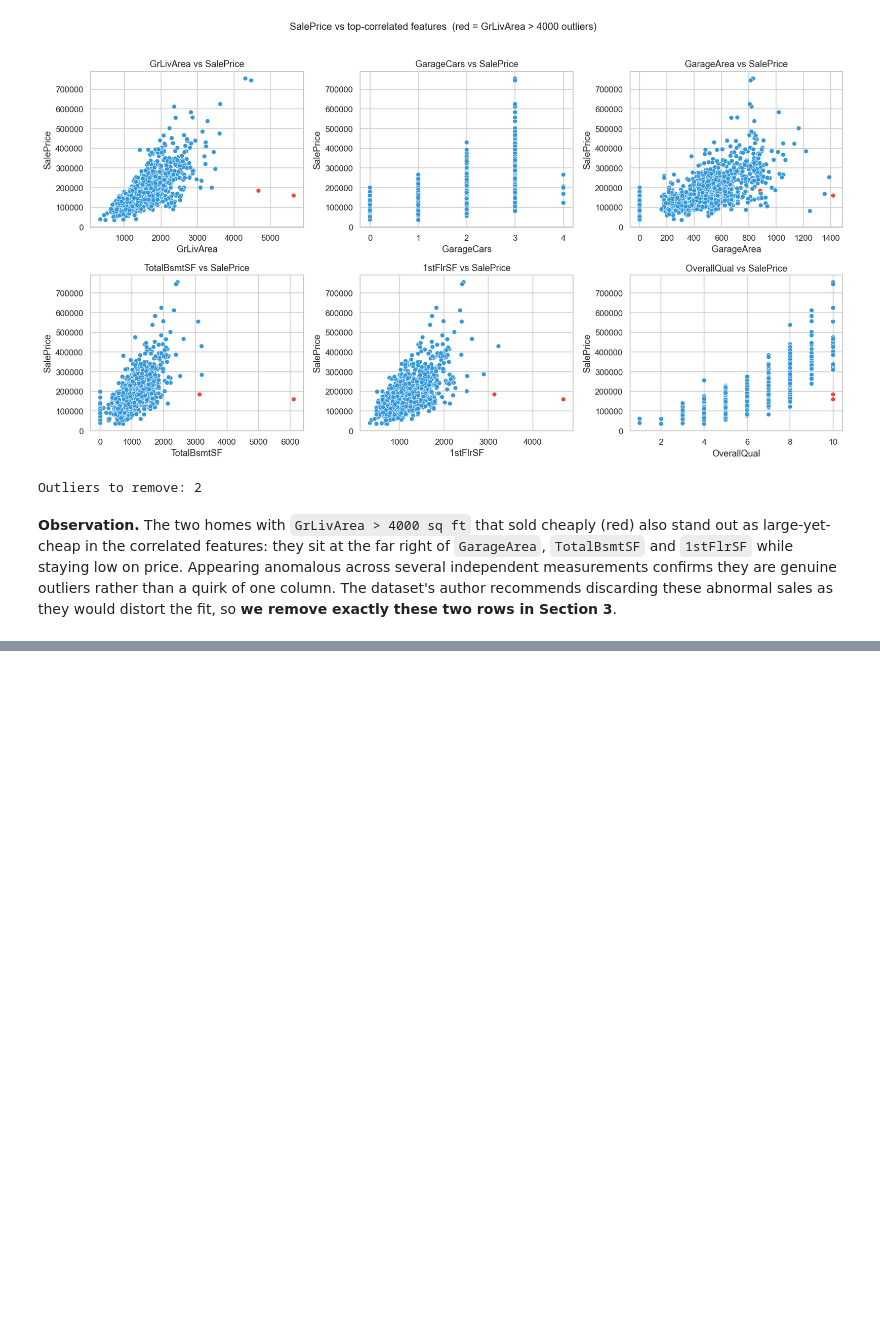
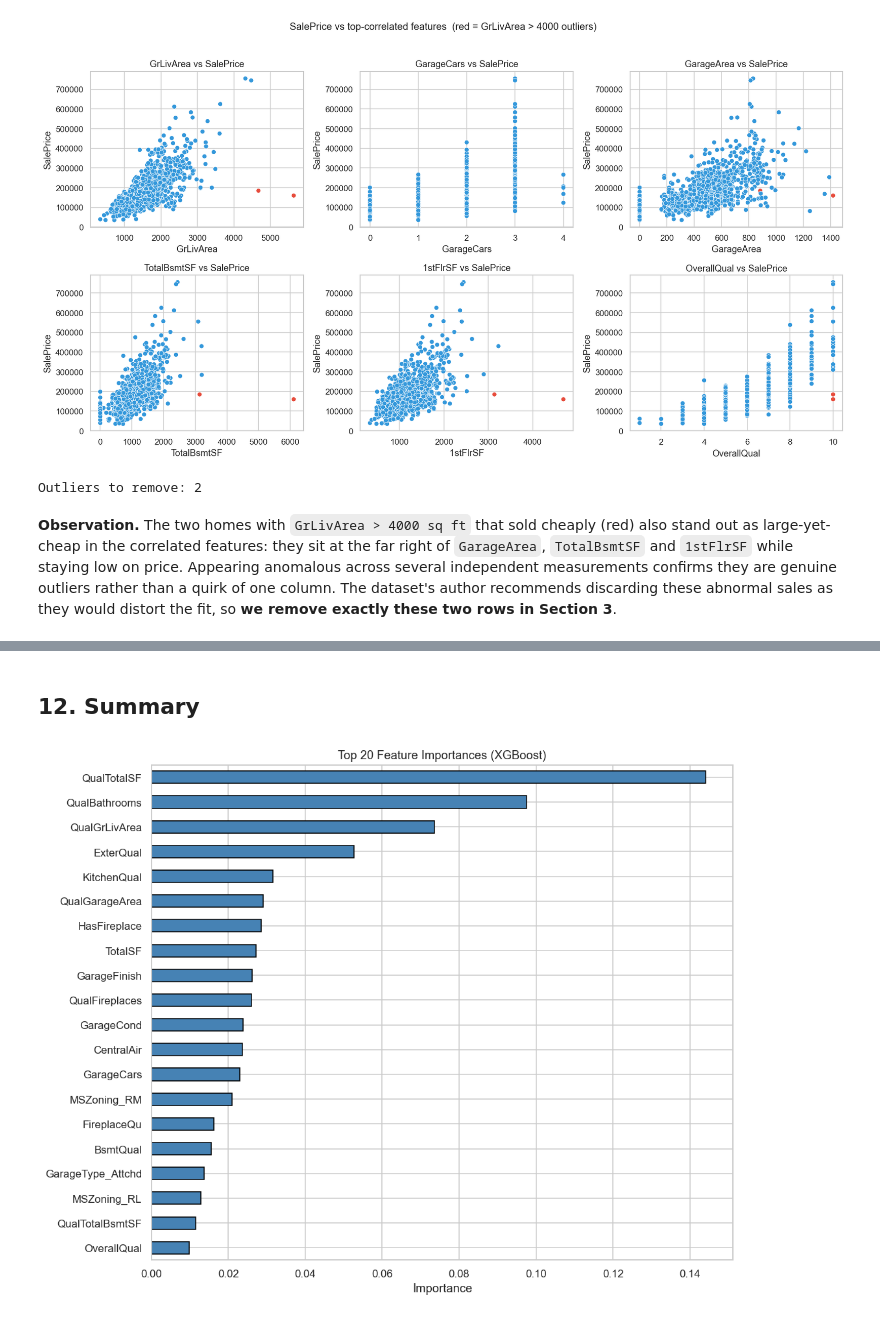
Before and after one commit to alpertng02/house_prices_final, a Jupyter notebook: house_prices_final.ipynb, the cells around one changed output, grey strips where cells are left out. Cells and saved outputs as stored; diff of their text form; code cells hidden in the pictures; blank space fills up the shorter version.

```diff
--- a/house_prices.ipynb
+++ b/house_prices_final.ipynb
@@ -704,0 +656,11 @@ hyper-parameter optimisation.
+# %%
+# --- Gradient boosting ---
+print("Training Gradient Boosting...")
+
+gbr = GradientBoostingRegressor(
+    n_estimators=1000, learning_rate=0.1, max_depth=3,
+    max_features='sqrt', min_samples_leaf=15, min_samples_split=10,
+    loss='huber', random_state=42)
+
+gbr_mean, gbr_std, gbr_oof = cv_evaluate(gbr, X_train, y_train, kf)
+print(f"  GBR        - RMSE: {gbr_mean:.5f} (+/- {gbr_std:.5f})")
@@ -704,0 +944,15 @@ hyper-parameter optimisation.
+# %% [markdown]
+## 12. Summary
+# %%
+# Feature importance from XGBoost
+importance = pd.Series(xgb_final.feature_importances_, index=X_train.columns)
+top20 = importance.nlargest(20)
+
+fig, ax = plt.subplots(figsize=(10, 8))
+top20.sort_values().plot(kind='barh', color='steelblue', ax=ax, edgecolor='black')
+ax.set_title('Top 20 Feature Importances (XGBoost)')
+ax.set_xlabel('Importance')
+plt.tight_layout()
+plt.show()
+# %% [output]
+[figure, added]
```
Also changed, not shown: parts of 58 cells of this notebook, 1 other file.
